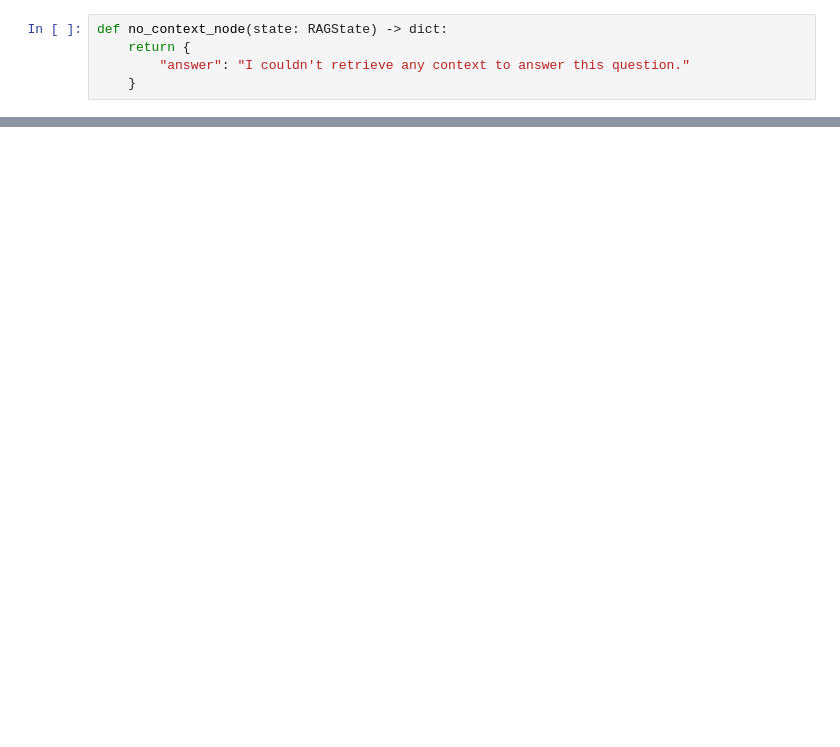
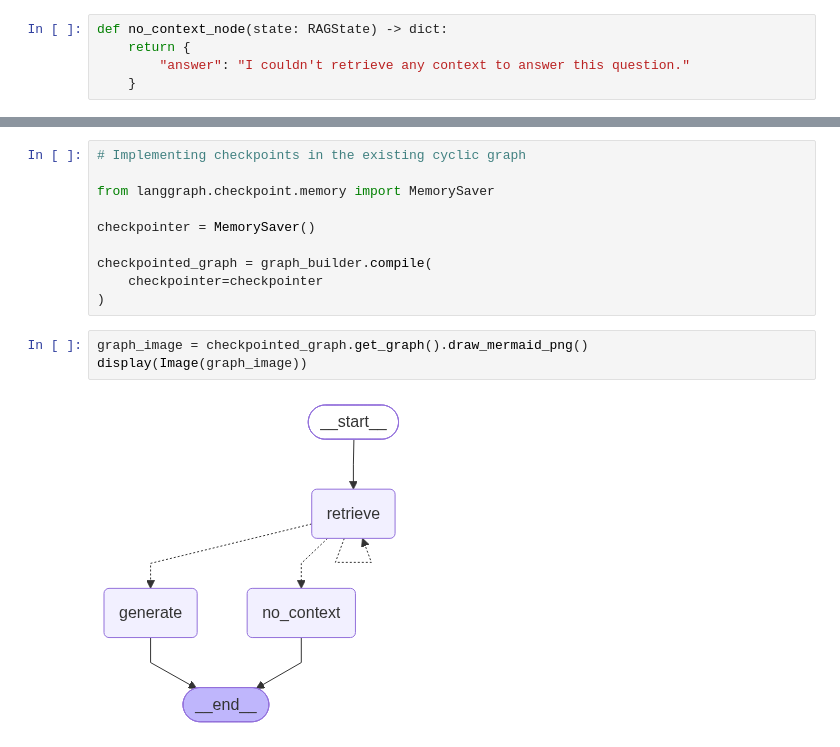
Before and after one commit to shivyadev/Learning_lang_chain, a Jupyter notebook: notebook.ipynb, the cells around one changed output, grey strips where cells are left out. Saved outputs shown, nothing was run; the diff lists cells and outputs as text; blank space fills up the shorter version.

```diff
--- a/notebook.ipynb
+++ b/notebook.ipynb
@@ -569,0 +540,15 @@ Answer: I couldn't retrieve any context to answer this question.
+# %%
+# Implementing checkpoints in the existing cyclic graph
+
+from langgraph.checkpoint.memory import MemorySaver
+
+checkpointer = MemorySaver()
+
+checkpointed_graph = graph_builder.compile(
+    checkpointer=checkpointer
+)
+# %%
+graph_image = checkpointed_graph.get_graph().draw_mermaid_png()
+display(Image(graph_image))
+# %% [output]
+[figure, added]
```
Also changed, not shown: parts of 25 cells of this notebook.
